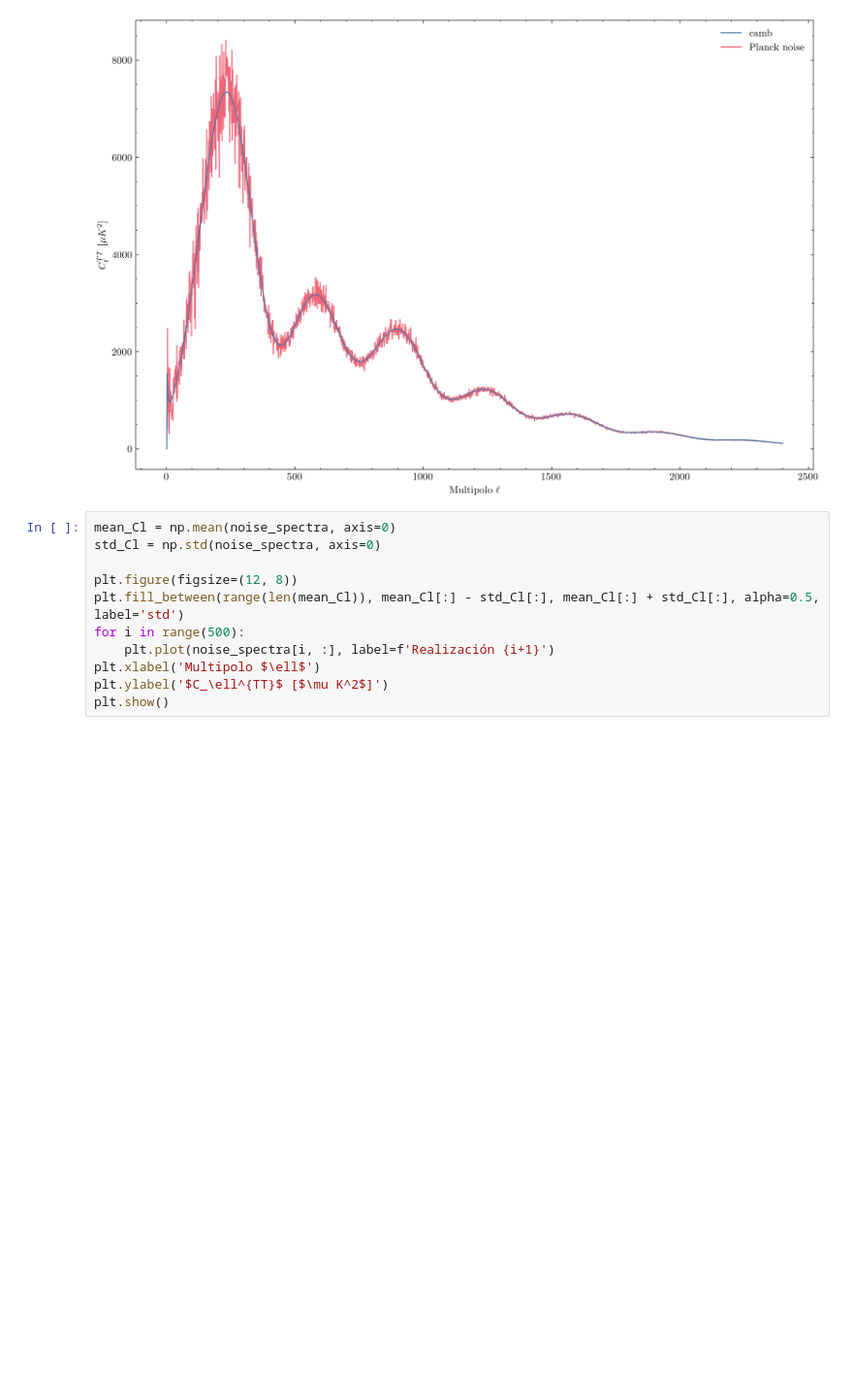
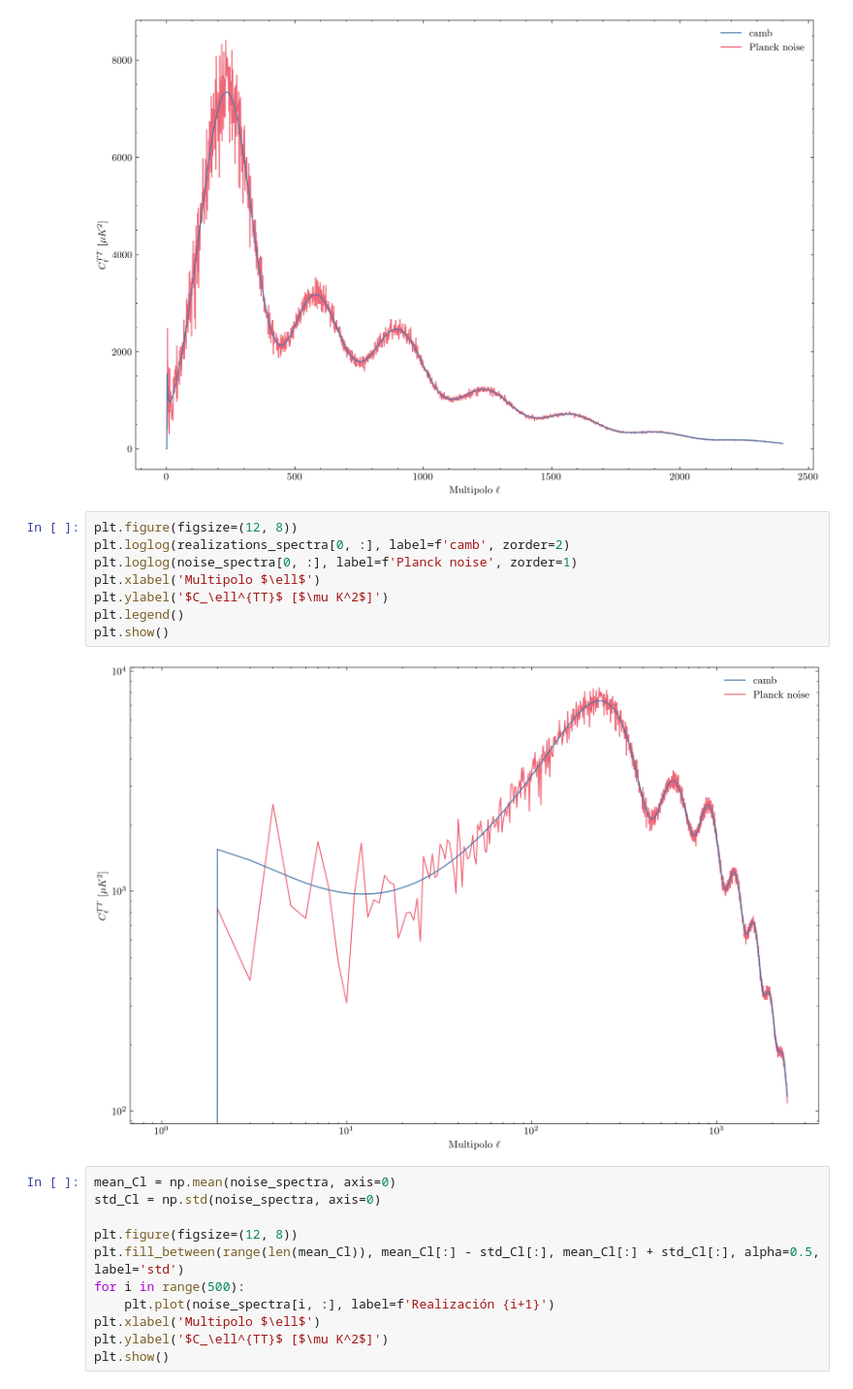
Before and after one commit to julianticucho/cmb-sbi-inference, a Jupyter notebook: data_analysis.ipynb, the cells around one changed output. Shown at 97% size. Drawn from its saved outputs; the diff is of its cells as text; blank space fills up the shorter version.

Commit message:
grafico loglog

```diff
--- a/data_analysis.ipynb
+++ b/data_analysis.ipynb
@@ -66,6 +66,16 @@ plt.legend()
 plt.show()
 # %% [output]
 [figure]
+# %%
+plt.figure(figsize=(12, 8))
+plt.loglog(realizations_spectra[0, :], label=f'camb', zorder=2)
+plt.loglog(noise_spectra[0, :], label=f'Planck noise', zorder=1)
+plt.xlabel('Multipolo $\ell$')
+plt.ylabel('$C_\ell^{TT}$ [$\mu K^2$]')
+plt.legend()
+plt.show()
+# %% [output]
+[figure, added]
 # %%
 mean_Cl = np.mean(noise_spectra, axis=0)
 std_Cl = np.std(noise_spectra, axis=0)
```
Also changed, not shown: 1 other file.
